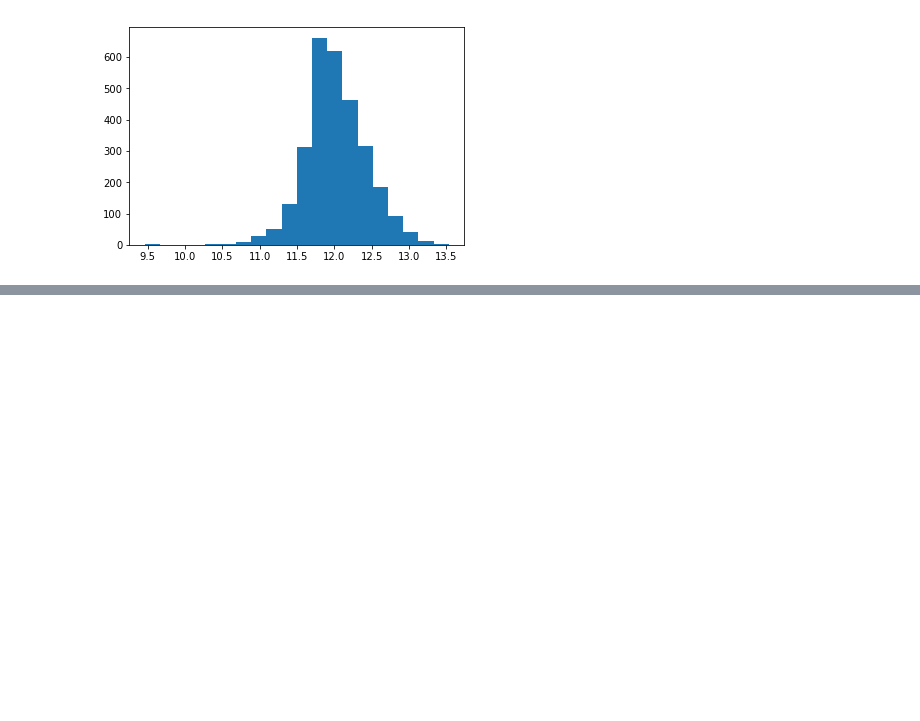
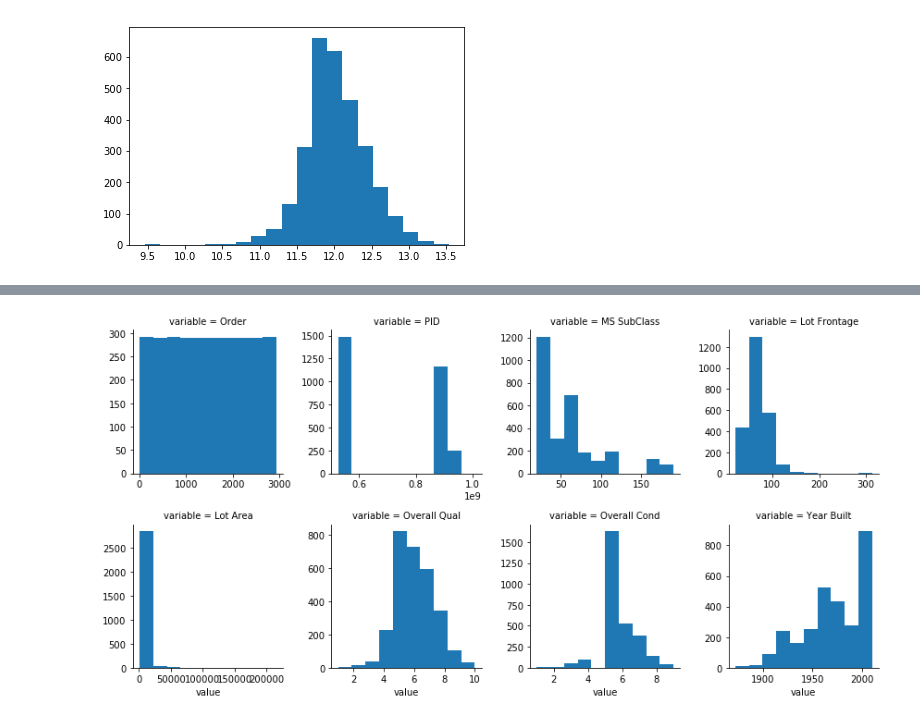
Before and after one commit to chaityacshah/Ames_House_Prices, a Jupyter notebook: notebooks/ames_housing_1.ipynb, the cells around one changed output, grey strips where cells are left out. Drawn from its saved outputs; the diff is of its cells as text; code cells hidden in the pictures; blank space fills up the shorter version.

```diff
--- a/notebooks/ames_housing_1.ipynb
+++ b/notebooks/ames_housing_1.ipynb
@@ -154,0 +233,6 @@ dtype('O')
+# %%
+f = pd.melt(train, value_vars=quantitative[0:8])
+g = sns.FacetGrid(f, col="variable",  col_wrap=4, sharex=False, sharey=False)
+g = g.map(plt.hist, "value")
+# %% [output]
+[figure, added]
```
Also changed, not shown: parts of 33 cells of this notebook.
